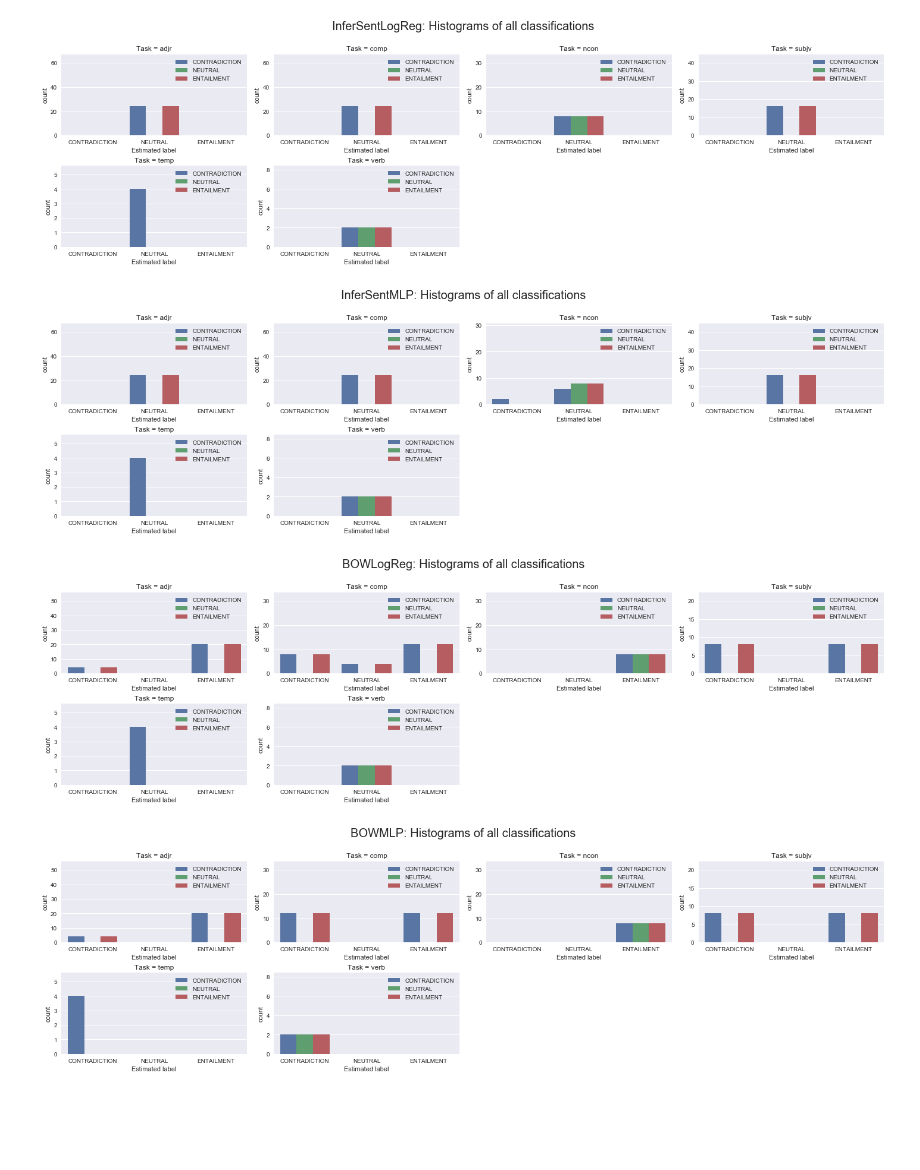
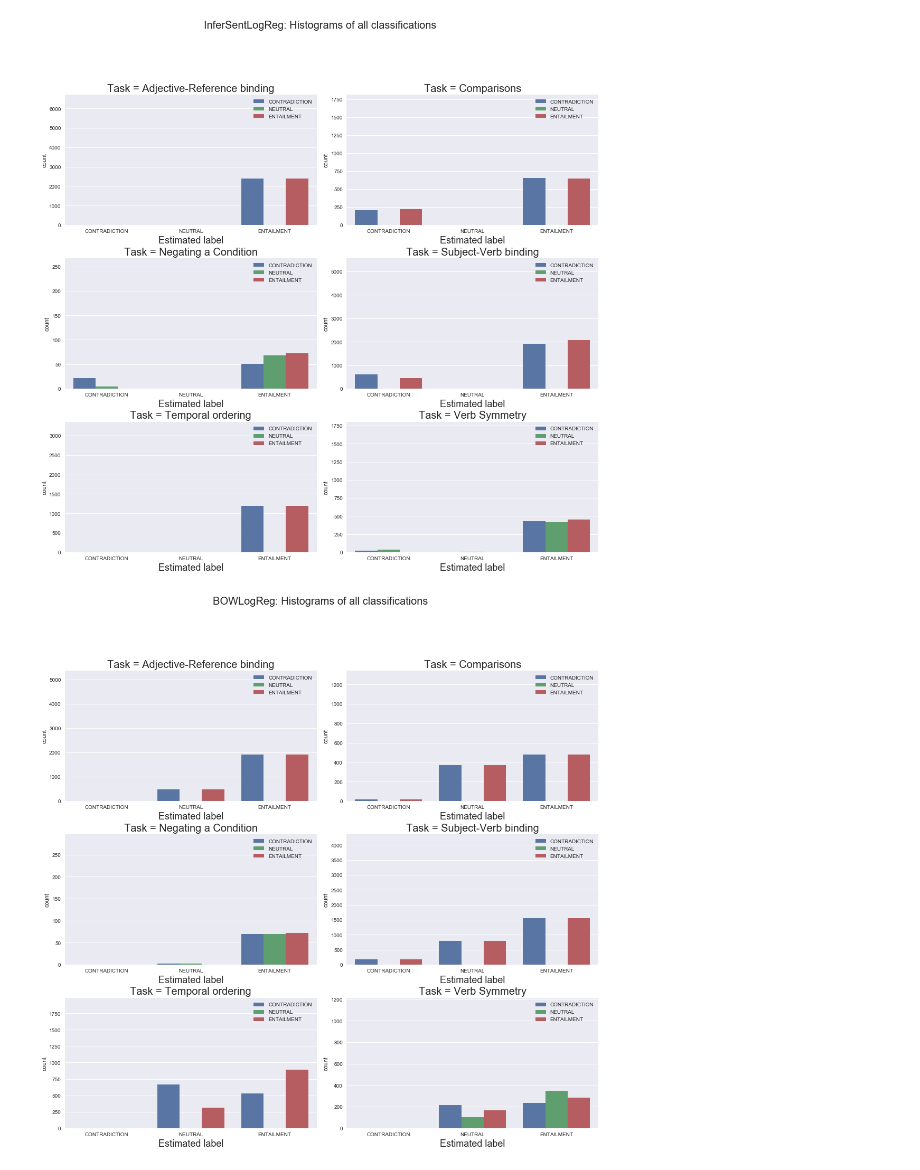
Before and after one commit to ishita-dg/ScrambleTests, a Jupyter notebook: AnalyzeTests.ipynb, the cells around one changed output. Saved outputs shown, nothing was run; the diff lists cells and outputs as text; code cells hidden in the pictures; blank space fills up the shorter version.

```diff
--- a/AnalyzeTests.ipynb
+++ b/AnalyzeTests.ipynb
@@ -9,9 +9,10 @@ import seaborn as sns
 id2label = {0: 'CONTRADICTION', 1: 'NEUTRAL', 2: 'ENTAILMENT'}
 label2id = {'CONTRADICTION': 0, 'NEUTRAL':1, 'ENTAILMENT':2}
 tasks = ['adjr', 'comp', 'ncon', 'subjv', 'temp', 'verb']
+# tasks = ['test']
 map_name = {'adjr' : 'Adjective-Reference binding', 'comp': 'Comparisons',
             'temp': 'Temporal ordering', 'subjv': 'Subject-Verb binding',
-           'ncon': 'Negating a Condition', 'verb': 'Verb Symmetry'}
+           'ncon': 'Negating a Condition', 'verb': 'Verb Symmetry', 'test': 'SNLI test set'}
 
 def loadresults(name, classifier, tasks, outpaths):
     modelname = name + classifier
@@ -21,7 +22,13 @@ def loadresults(name, classifier, tasks, outpaths):
     print('**'*40 + '\n')
     for task in tasks:
         results[task] = {}
-        results[task]['est'] = np.loadtxt('{0}{1}_labels_{2}'.format(outpaths['TEST_OUT_PATH'], task, modelname), dtype = int)
+        try:
+            results[task]['est'] = np.loadtxt('{0}{1}_labels_{2}'.format(outpaths['TEST_OUT_PATH'], task, modelname), dtype = int)
+        except ValueError:
+            with open('{0}{1}_labels_{2}'.format(outpaths['TEST_OUT_PATH'], task, modelname)) as f:
+                tempor = f.readlines()
+                results[task]['est'] = [label2id[x.strip().upper()] for x in tempor]
+
         results[task]['est_conf'] = np.loadtxt('{0}{1}_confs_{2}'.format(outpaths['TEST_OUT_PATH'], task, modelname))
         results[task]['true'] = np.loadtxt('{0}labels.{1}'.format(outpaths['TEST_DATA_PATH'], task), dtype = int)
 
@@ -29,7 +36,7 @@ def loadresults(name, classifier, tasks, outpaths):
         results[task]['true'] = np.array([id2label[x] for x in results[task]['true']])
     return results
 # %%
-toy = True
+toy = False
 TEST_OUT_PATH = './regout/'
 outpaths = {}
 if toy:
@@ -39,10 +46,12 @@ else:
     outpaths['TEST_OUT_PATH'] = './regout/'
     outpaths['TEST_DATA_PATH'] = './testData/true/'
 
+if 'test' in tasks:
+    outpaths['TEST_DATA_PATH'] = './Downloads/SNLI/true/'
 
 
 names = ['InferSent', 'BOW']
-classifiers = [ 'LogReg', 'MLP']
+classifiers = [ 'LogReg']
 all_results = {}
 for name in names:
     for classifier in classifiers:
@@ -76,27 +81,30 @@ def plot_hist(data):
         data=data)
     return plt.gcf(), ax
 # %%
+#create figure for histogram split across task and label
 for model in all_results:
-    plt.figure(figsize=(20, 6))
+    plt.figure(figsize=(15, 15))
     for i, task in enumerate(all_results[model]):
-        plt.subplot(2,4,i+1)
+        plt.subplot(3,2,i+1)
         a, b = plot_hist(all_results[model][task])
 #         lim = max(np.concatenate((np.bincount(all_results[model][task]['est']), np.bincount(all_results[model][task]['true']))))*1.4
 #         plt.ylim([0,lim])
-        plt.legend(loc='upper right')
-        b.set_title('Task = {0}'.format(task))
+        plt.legend(loc='upper right', fontsize = 10)
+        b.set_title('Task = {0}'.format(map_name[task]), fontsize = 20)
+        h, x, y = np.histogram2d([label2id[x.strip()] for x in all_results[model][task]['est']],
+                                 [label2id[x.strip()] for x in all_results[model][task]['true']],
+                                bins = [-0.1, 0.9, 1.9, 2.9])
         lim = max(np.concatenate((np.bincount([label2id[x.strip()] for x in all_results[model][task]['est']]),
                                   np.bincount([label2id[x.strip()] for x in all_results[model][task]['true']])
                                  )))*1.4
         b.set_ylim([0,lim])
-        b.set_xlabel("Estimated label")
+        b.set_xlabel("Estimated label", fontsize = 18)
 
     plt.tight_layout()
     plt.subplots_adjust(top=0.85)
     plt.suptitle('{0}: Histograms of all classifications'.format(model), fontsize = 20)
+    plt.savefig('figures/'+ '{0}HistAll'.format(model))
 # %% [output]
-[figure, old version]
+[figure, new version]
-[figure, old version]
+[figure, new version]
-[figure, removed]
-[figure, removed]
 # %%
```
Also changed, not shown: parts of 5 cells of this notebook, 39 other files.
